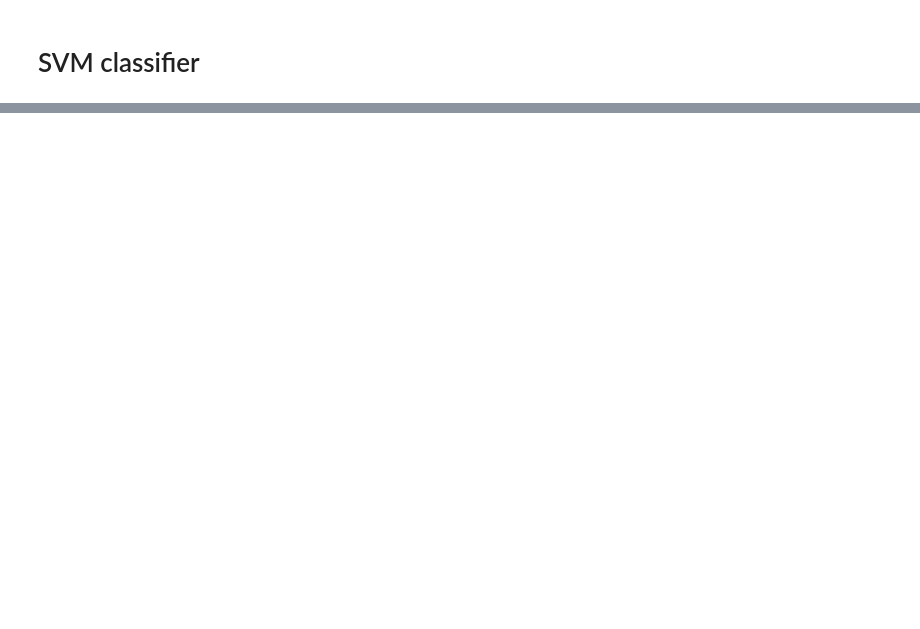
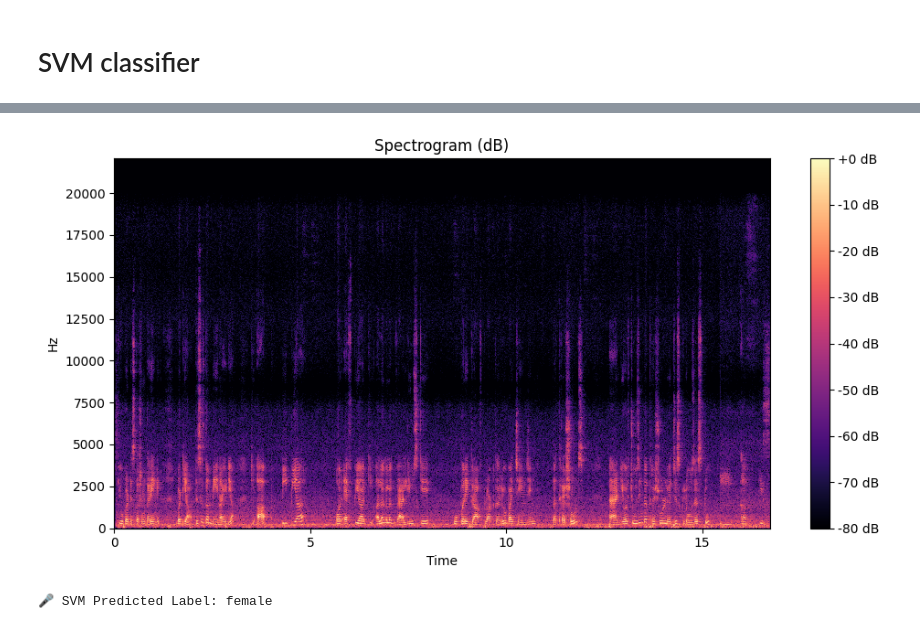
Before and after one commit to ankitmishra333/IIIT-NR, a Jupyter notebook: Day17/voice.ipynb, the cells around one changed output, grey strips where cells are left out. Saved outputs shown, nothing was run; the diff lists cells and outputs as text; code cells hidden in the pictures; blank space fills up the shorter version.

```diff
--- a/Day17/voice.ipynb
+++ b/Day17/voice.ipynb
@@ -200,0 +281,43 @@ plt.show()
+# %%
+import librosa
+import librosa.display
+import matplotlib.pyplot as plt
+import numpy as np
+
+def plot_spectrogram(file_path):
+
+    y, sr = librosa.load(file_path, sr=None)
+
+    D = librosa.stft(y)
+    S_db = librosa.amplitude_to_db(np.abs(D), ref=np.max)
+
+    plt.figure(figsize=(10, 5))
+    librosa.display.specshow(S_db, sr=sr, x_axis='time', y_axis='hz', cmap='magma')
+    plt.colorbar(format='%+2.0f dB')
+    plt.title('Spectrogram (dB)')
+    plt.tight_layout()
+    plt.show()
+
+plot_spectrogram("audio.wav")
+# %% [output]
+[figure, added]
+# %%
+import pandas as pd
+
+file_path = "audio.wav"
+
+new_features = extract_features(file_path)
+
+ordered_features = ['meanfreq', 'sd', 'median', 'Q25', 'Q75', 'IQR', 'skew', 'kurt',
+                    'sp.ent', 'sfm', 'mode', 'centroid', 'meanfun', 'minfun', 'maxfun',
+                    'meandom', 'mindom', 'maxdom', 'dfrange', 'modindx']
+
+X_new = pd.DataFrame([[new_features[feat] for feat in ordered_features]], columns=ordered_features)
+
+predicted_label = model_svm.predict(X_new)[0]
+
+decoded_label = lebel.inverse_transform([predicted_label])[0]
+
+print("🎤 SVM Predicted Label:", decoded_label)
+# %% [output]
+🎤 SVM Predicted Label: female
```
Also changed, not shown: parts of 21 cells of this notebook, 4 other files.
